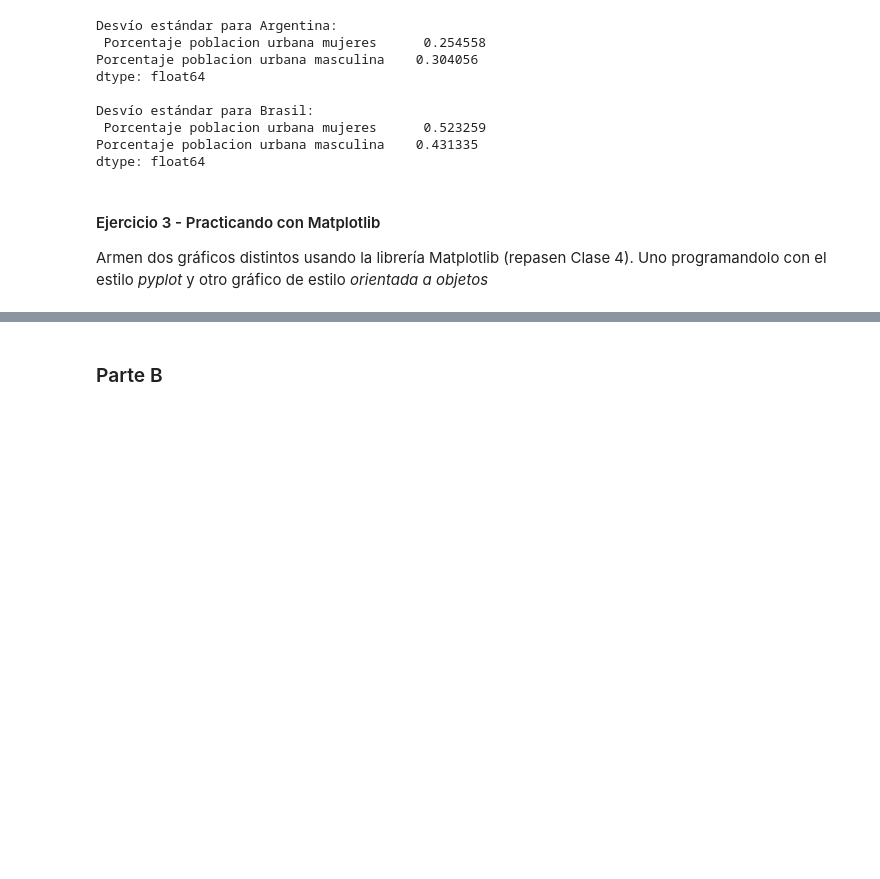
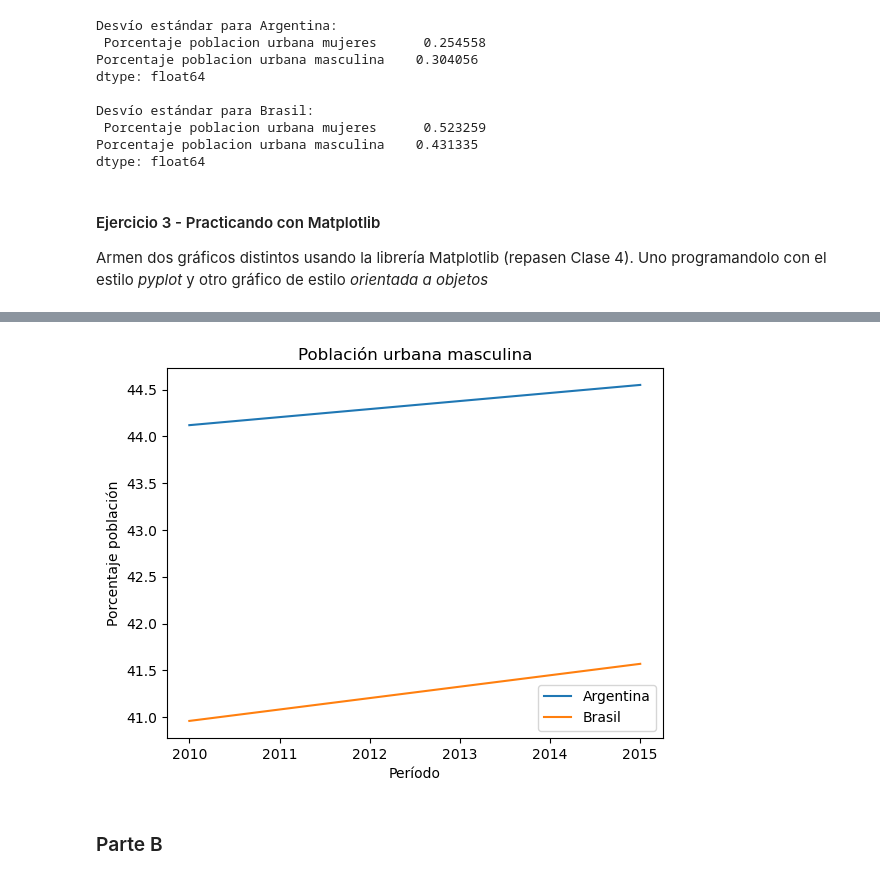
Before and after one commit to MatiasCostanzo2726/BigDataUBA-Grupo9, a Jupyter notebook: TP1-UBA_RAMA_PRINCIPAL.ipynb, the cells around one changed output, grey strips where cells are left out. Saved outputs shown, nothing was run; the diff lists cells and outputs as text; code cells hidden in the pictures; blank space fills up the shorter version.

```diff
--- a/TP1-UBA_RAMA_PRINCIPAL.ipynb
+++ b/TP1-UBA_RAMA_PRINCIPAL.ipynb
@@ -208,0 +214,2 @@ Armen dos gráficos distintos usando la librería Matplotlib (repasen Clase 4).
+# %%
+df = pd.read_excel("indicadores_paises.xlsx")
@@ -209,3 +253,19 @@ Armen dos gráficos distintos usando la librería Matplotlib (repasen Clase 4).
+# %%
+y3 = df_argentina["Porcentaje poblacion urbana masculina"]
+x3 = df_argentina["date"]
+y4 = df_brazil["Porcentaje poblacion urbana masculina"]
+x4 = df_brazil["date"]
+# %%
+plt.plot(x3, y3, label="Argentina")
+plt.plot(x4, y4, label="Brasil")
+plt.xlabel("Período")
+plt.ylabel("Porcentaje población")
+plt.title("Población urbana masculina")
+
+plt.legend()
+plt.show()
+# %% [output]
+[figure, added]
 # %%
 # Resolver acá estilo orientado-objetos
 # Tip: aprovechar este estilo de programar una figura para hacerlo más lindo
```
Also changed, not shown: parts of 17 cells of this notebook.
